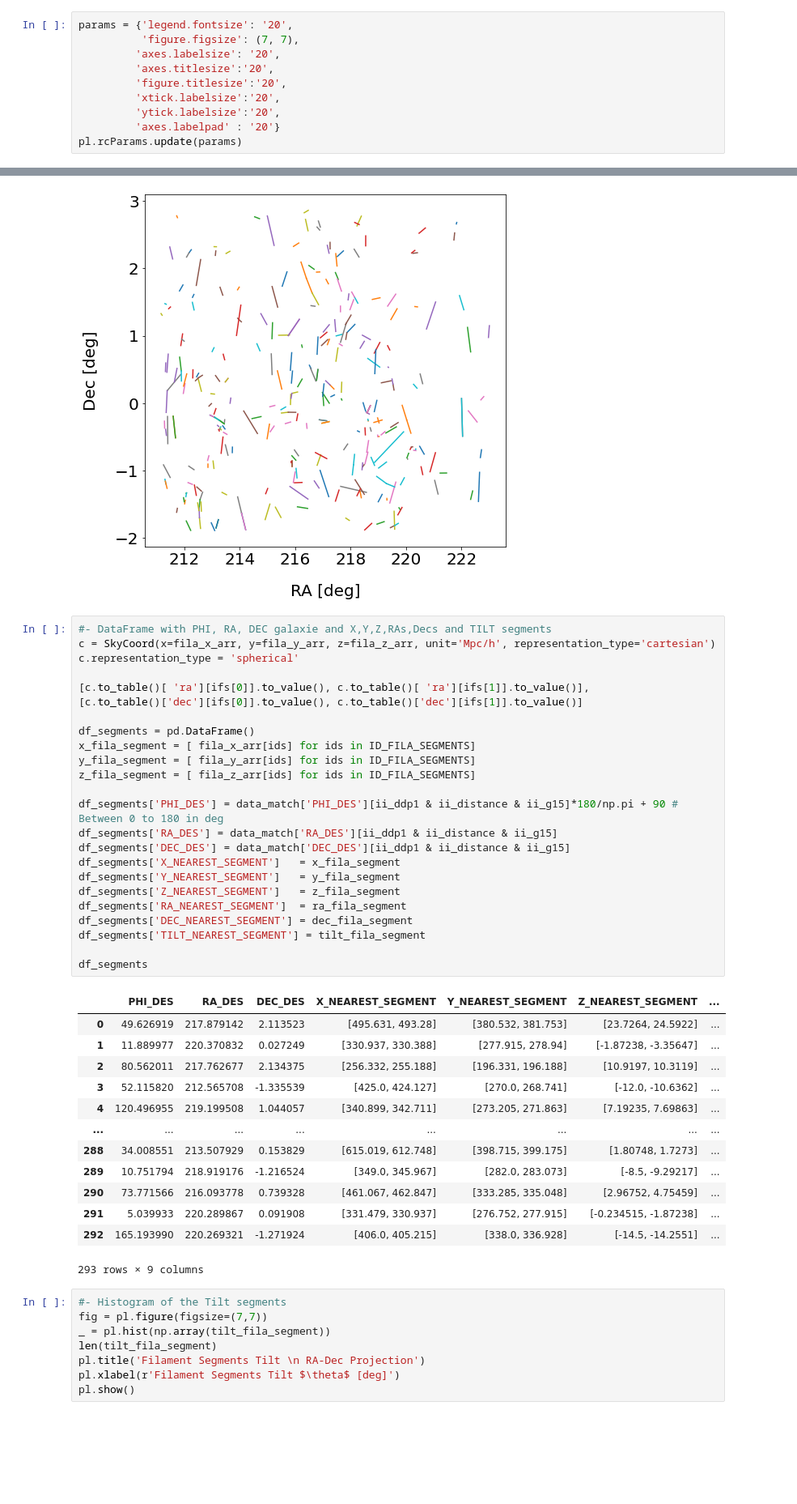
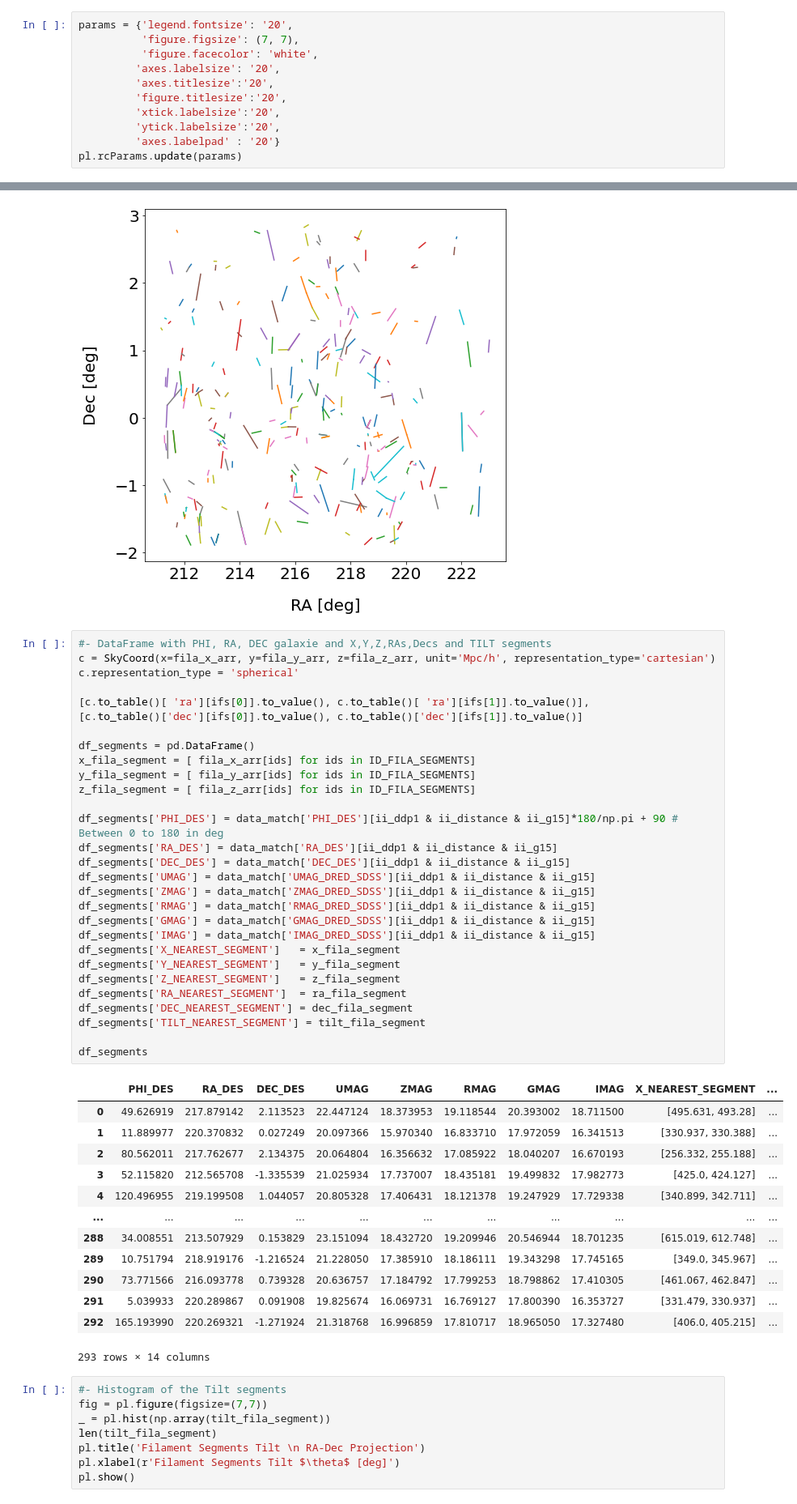
Before and after one commit to jsuarez314/alignment_desi, a Jupyter notebook: GAMA_DES_match.ipynb, the cells around one changed output, grey strips where cells are left out. Shown at 81% size. Drawn from its saved outputs; the diff is of its cells as text; blank space fills up the shorter version.

```diff
--- a/GAMA_DES_match.ipynb
+++ b/GAMA_DES_match.ipynb
@@ -23,6 +24,7 @@ def load_image(url):
 # %%
 params = {'legend.fontsize': '20',
           'figure.figsize': (7, 7),
+          'figure.facecolor': 'white',
          'axes.labelsize': '20',
          'axes.titlesize':'20',
          'figure.titlesize':'20',
@@ -730,41 +747,46 @@ pl.show()
 # %%
 #- DataFrame with PHI, RA, DEC galaxie and X,Y,Z,RAs,Decs and TILT segments
 c = SkyCoord(x=fila_x_arr, y=fila_y_arr, z=fila_z_arr, unit='Mpc/h', representation_type='cartesian')
 c.representation_type = 'spherical'
 
 [c.to_table()[ 'ra'][ifs[0]].to_value(), c.to_table()[ 'ra'][ifs[1]].to_value()],
 [c.to_table()['dec'][ifs[0]].to_value(), c.to_table()['dec'][ifs[1]].to_value()]
 
 df_segments = pd.DataFrame()
 x_fila_segment = [ fila_x_arr[ids] for ids in ID_FILA_SEGMENTS]
 y_fila_segment = [ fila_y_arr[ids] for ids in ID_FILA_SEGMENTS]
 z_fila_segment = [ fila_z_arr[ids] for ids in ID_FILA_SEGMENTS]
 
 df_segments['PHI_DES'] = data_match['PHI_DES'][ii_ddp1 & ii_distance & ii_g15]*180/np.pi + 90 # Between 0 to 180 in deg
 df_segments['RA_DES'] = data_match['RA_DES'][ii_ddp1 & ii_distance & ii_g15]
 df_segments['DEC_DES'] = data_match['DEC_DES'][ii_ddp1 & ii_distance & ii_g15]
+df_segments['UMAG'] = data_match['UMAG_DRED_SDSS'][ii_ddp1 & ii_distance & ii_g15]
+df_segments['ZMAG'] = data_match['ZMAG_DRED_SDSS'][ii_ddp1 & ii_distance & ii_g15]
+df_segments['RMAG'] = data_match['RMAG_DRED_SDSS'][ii_ddp1 & ii_distance & ii_g15]
+df_segments['GMAG'] = data_match['GMAG_DRED_SDSS'][ii_ddp1 & ii_distance & ii_g15]
+df_segments['IMAG'] = data_match['IMAG_DRED_SDSS'][ii_ddp1 & ii_distance & ii_g15]
 df_segments['X_NEAREST_SEGMENT']   = x_fila_segment
 df_segments['Y_NEAREST_SEGMENT']   = y_fila_segment
 df_segments['Z_NEAREST_SEGMENT']   = z_fila_segment
 df_segments['RA_NEAREST_SEGMENT']  = ra_fila_segment
 df_segments['DEC_NEAREST_SEGMENT'] = dec_fila_segment
 df_segments['TILT_NEAREST_SEGMENT'] = tilt_fila_segment
 
 df_segments
 # %% [output]
-|  | PHI_DES | RA_DES | DEC_DES | X_NEAREST_SEGMENT | Y_NEAREST_SEGMENT | Z_NEAREST_SEGMENT | ... |
-| 0 | 49.626919 | 217.879142 | 2.113523 | [495.631, 493.28] | [380.532, 381.753] | [23.7264, 24.5922] | ... |
-| 1 | 11.889977 | 220.370832 | 0.027249 | [330.937, 330.388] | [277.915, 278.94] | [-1.87238, -3.35647] | ... |
-| 2 | 80.562011 | 217.762677 | 2.134375 | [256.332, 255.188] | [196.331, 196.188] | [10.9197, 10.3119] | ... |
-| 3 | 52.115820 | 212.565708 | -1.335539 | [425.0, 424.127] | [270.0, 268.741] | [-12.0, -10.6362] | ... |
-| 4 | 120.496955 | 219.199508 | 1.044057 | [340.899, 342.711] | [273.205, 271.863] | [7.19235, 7.69863] | ... |
-| ... | ... | ... | ... | ... | ... | ... | ... |
-| 288 | 34.008551 | 213.507929 | 0.153829 | [615.019, 612.748] | [398.715, 399.175] | [1.80748, 1.7273] | ... |
-| 289 | 10.751794 | 218.919176 | -1.216524 | [349.0, 345.967] | [282.0, 283.073] | [-8.5, -9.29217] | ... |
-| 290 | 73.771566 | 216.093778 | 0.739328 | [461.067, 462.847] | [333.285, 335.048] | [2.96752, 4.75459] | ... |
-| 291 | 5.039933 | 220.289867 | 0.091908 | [331.479, 330.937] | [276.752, 277.915] | [-0.234515, -1.87238] | ... |
-| 292 | 165.193990 | 220.269321 | -1.271924 | [406.0, 405.215] | [338.0, 336.928] | [-14.5, -14.2551] | ... |
+|  | PHI_DES | RA_DES | DEC_DES | UMAG | ZMAG | RMAG | GMAG | IMAG | X_NEAREST_SEGMENT | ... |
+| 0 | 49.626919 | 217.879142 | 2.113523 | 22.447124 | 18.373953 | 19.118544 | 20.393002 | 18.711500 | [495.631, 493.28] | ... |
+| 1 | 11.889977 | 220.370832 | 0.027249 | 20.097366 | 15.970340 | 16.833710 | 17.972059 | 16.341513 | [330.937, 330.388] | ... |
+| 2 | 80.562011 | 217.762677 | 2.134375 | 20.064804 | 16.356632 | 17.085922 | 18.040207 | 16.670193 | [256.332, 255.188] | ... |
+| 3 | 52.115820 | 212.565708 | -1.335539 | 21.025934 | 17.737007 | 18.435181 | 19.499832 | 17.982773 | [425.0, 424.127] | ... |
+| 4 | 120.496955 | 219.199508 | 1.044057 | 20.805328 | 17.406431 | 18.121378 | 19.247929 | 17.729338 | [340.899, 342.711] | ... |
+| ... | ... | ... | ... | ... | ... | ... | ... | ... | ... | ... |
+| 288 | 34.008551 | 213.507929 | 0.153829 | 23.151094 | 18.432720 | 19.209946 | 20.546944 | 18.701235 | [615.019, 612.748] | ... |
+| 289 | 10.751794 | 218.919176 | -1.216524 | 21.228050 | 17.385910 | 18.186111 | 19.343298 | 17.745165 | [349.0, 345.967] | ... |
+| 290 | 73.771566 | 216.093778 | 0.739328 | 20.636757 | 17.184792 | 17.799253 | 18.798862 | 17.410305 | [461.067, 462.847] | ... |
+| 291 | 5.039933 | 220.289867 | 0.091908 | 19.825674 | 16.069731 | 16.769127 | 17.800390 | 16.353727 | [331.479, 330.937] | ... |
+| 292 | 165.193990 | 220.269321 | -1.271924 | 21.318768 | 16.996859 | 17.810717 | 18.965050 | 17.327480 | [406.0, 405.215] | ... |
-293 rows × 9 columns
+293 rows × 14 columns
 # %%
 #- Histogram of the Tilt segments
 fig = pl.figure(figsize=(7,7))
```
Also changed, not shown: parts of 15 cells of this notebook, 3 other files.
